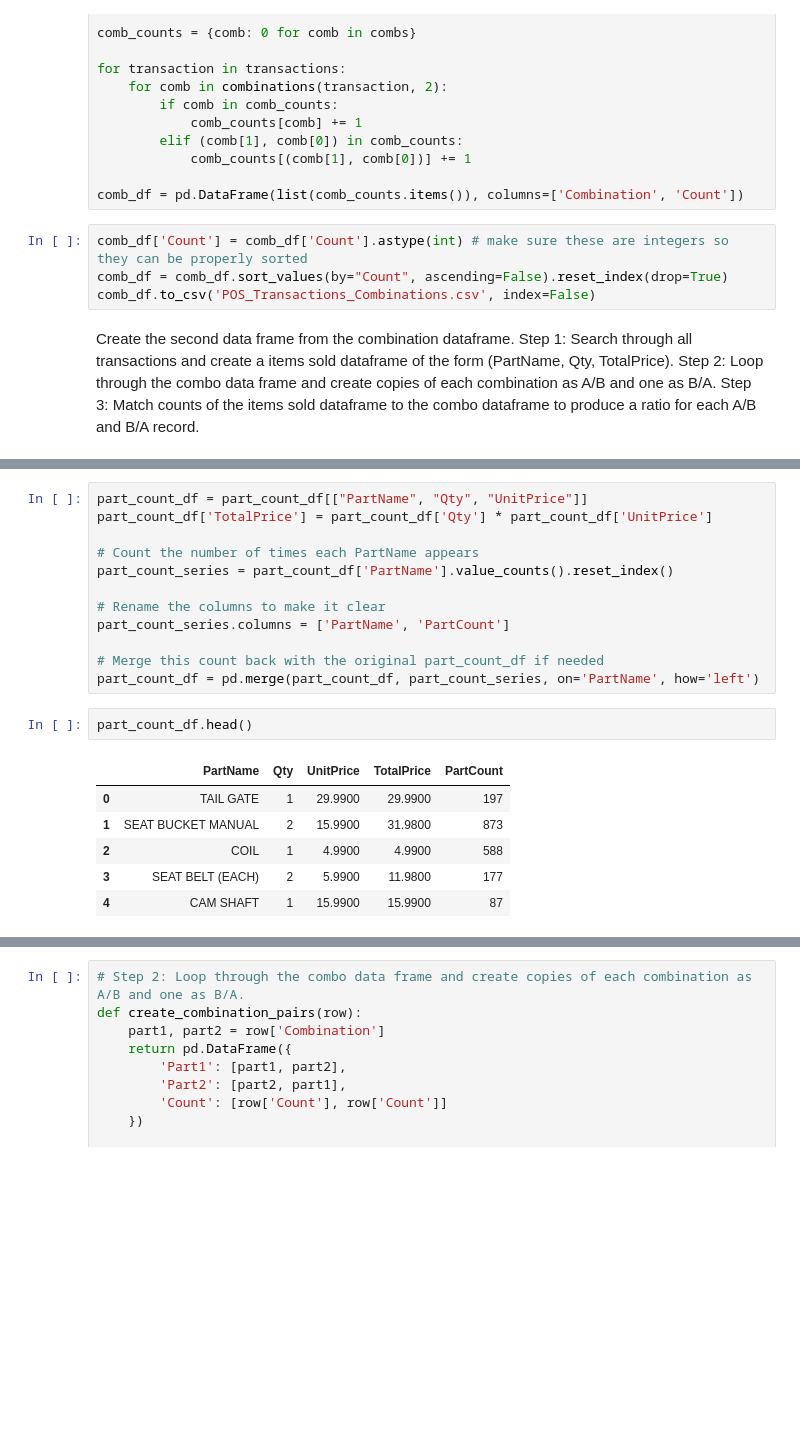
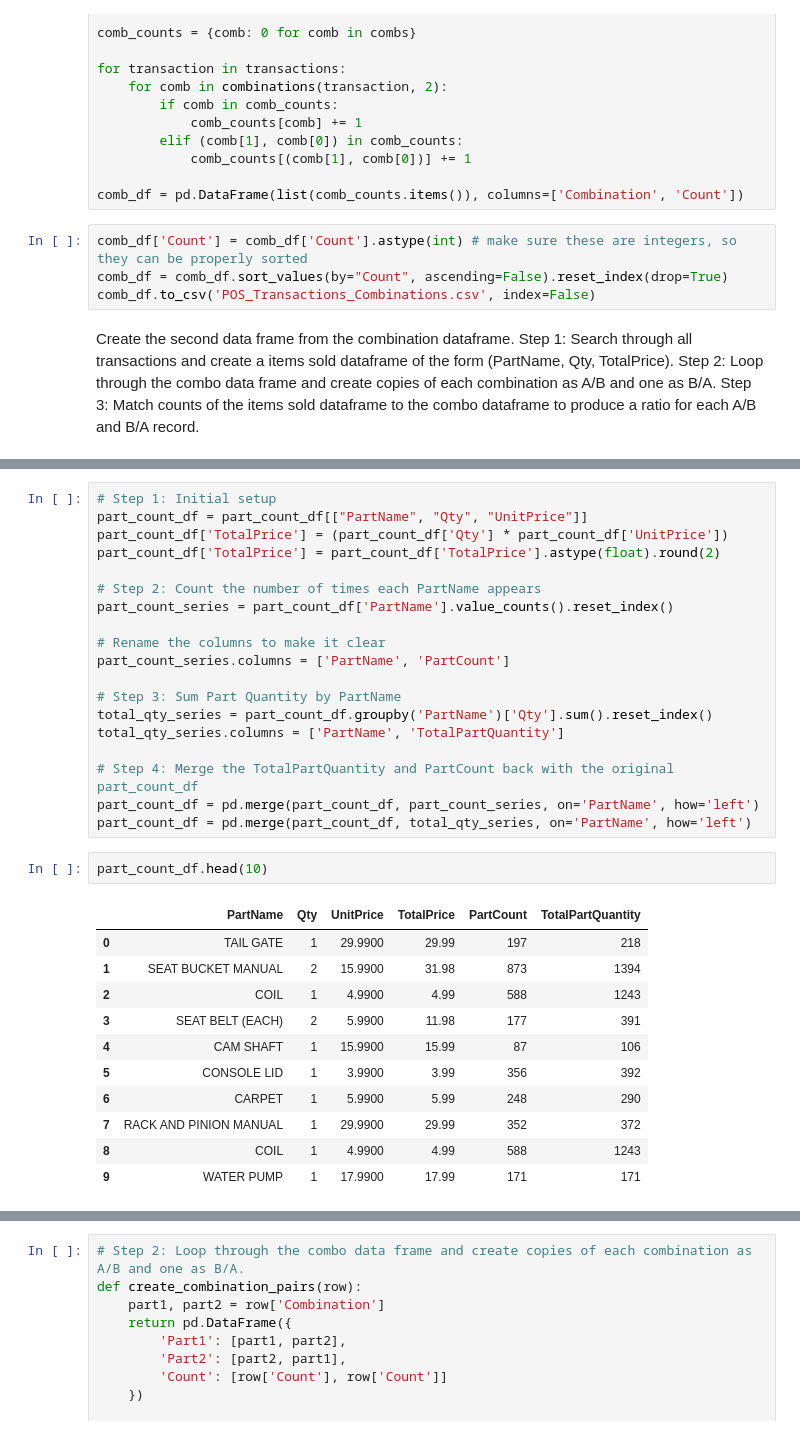
Before and after one commit to serkeno/Salvage-Yard-Analysis, a Jupyter notebook: POS_Transaction_Analysis.ipynb, the cells around one changed output, grey strips where cells are left out. Cells and saved outputs as stored; diff of their text form; blank space fills up the shorter version.

```diff
--- a/POS_Transaction_Analysis.ipynb
+++ b/POS_Transaction_Analysis.ipynb
@@ -73,7 +73,7 @@ for transaction in transactions:
 
 comb_df = pd.DataFrame(list(comb_counts.items()), columns=['Combination', 'Count'])
 # %%
-comb_df['Count'] = comb_df['Count'].astype(int) # make sure these are integers so they can be properly sorted
+comb_df['Count'] = comb_df['Count'].astype(int) # make sure these are integers, so they can be properly sorted
 comb_df = comb_df.sort_values(by="Count", ascending=False).reset_index(drop=True)
 comb_df.to_csv('POS_Transactions_Combinations.csv', index=False)
 # %% [markdown]
@@ -90,25 +90,37 @@ part_count_df.head()
 | 3 | 125 | I70831255 | SEAT BELT (EACH) | 6 | 5 | 1 | 125 | 125.0 | 2 | ... |
 | 4 | 10 | A70831176 | CAM SHAFT | 7 | 6 | 1 | 10 | 10.0 | 1 | ... |
 # %%
+# Step 1: Initial setup
 part_count_df = part_count_df[["PartName", "Qty", "UnitPrice"]]
-part_count_df['TotalPrice'] = part_count_df['Qty'] * part_count_df['UnitPrice']
+part_count_df['TotalPrice'] = (part_count_df['Qty'] * part_count_df['UnitPrice'])
+part_count_df['TotalPrice'] = part_count_df['TotalPrice'].astype(float).round(2)
 
-# Count the number of times each PartName appears
+# Step 2: Count the number of times each PartName appears
 part_count_series = part_count_df['PartName'].value_counts().reset_index()
 
 # Rename the columns to make it clear
 part_count_series.columns = ['PartName', 'PartCount']
 
-# Merge this count back with the original part_count_df if needed
+# Step 3: Sum Part Quantity by PartName
+total_qty_series = part_count_df.groupby('PartName')['Qty'].sum().reset_index()
+total_qty_series.columns = ['PartName', 'TotalPartQuantity']
+
+# Step 4: Merge the TotalPartQuantity and PartCount back with the original part_count_df
 part_count_df = pd.merge(part_count_df, part_count_series, on='PartName', how='left')
+part_count_df = pd.merge(part_count_df, total_qty_series, on='PartName', how='left')
 # %%
-part_count_df.head()
+part_count_df.head(10)
 # %% [output]
-|  | PartName | Qty | UnitPrice | TotalPrice | PartCount |
-| 0 | TAIL GATE | 1 | 29.9900 | 29.9900 | 197 |
-| 1 | SEAT BUCKET MANUAL | 2 | 15.9900 | 31.9800 | 873 |
-| 2 | COIL | 1 | 4.9900 | 4.9900 | 588 |
-| 3 | SEAT BELT (EACH) | 2 | 5.9900 | 11.9800 | 177 |
-| 4 | CAM SHAFT | 1 | 15.9900 | 15.9900 | 87 |
+|  | PartName | Qty | UnitPrice | TotalPrice | PartCount | TotalPartQuantity |
+| 0 | TAIL GATE | 1 | 29.9900 | 29.99 | 197 | 218 |
+| 1 | SEAT BUCKET MANUAL | 2 | 15.9900 | 31.98 | 873 | 1394 |
+| 2 | COIL | 1 | 4.9900 | 4.99 | 588 | 1243 |
+| 3 | SEAT BELT (EACH) | 2 | 5.9900 | 11.98 | 177 | 391 |
+| 4 | CAM SHAFT | 1 | 15.9900 | 15.99 | 87 | 106 |
+| 5 | CONSOLE LID | 1 | 3.9900 | 3.99 | 356 | 392 |
+| 6 | CARPET | 1 | 5.9900 | 5.99 | 248 | 290 |
+| 7 | RACK AND PINION MANUAL | 1 | 29.9900 | 29.99 | 352 | 372 |
+| 8 | COIL | 1 | 4.9900 | 4.99 | 588 | 1243 |
+| 9 | WATER PUMP | 1 | 17.9900 | 17.99 | 171 | 171 |
 # %%
 grouped_df = part_count_df.groupby('PartName').agg({'TotalPrice': 'sum'}).reset_index()
```
Also changed, not shown: parts of 5 cells of this notebook, 3 other files.
